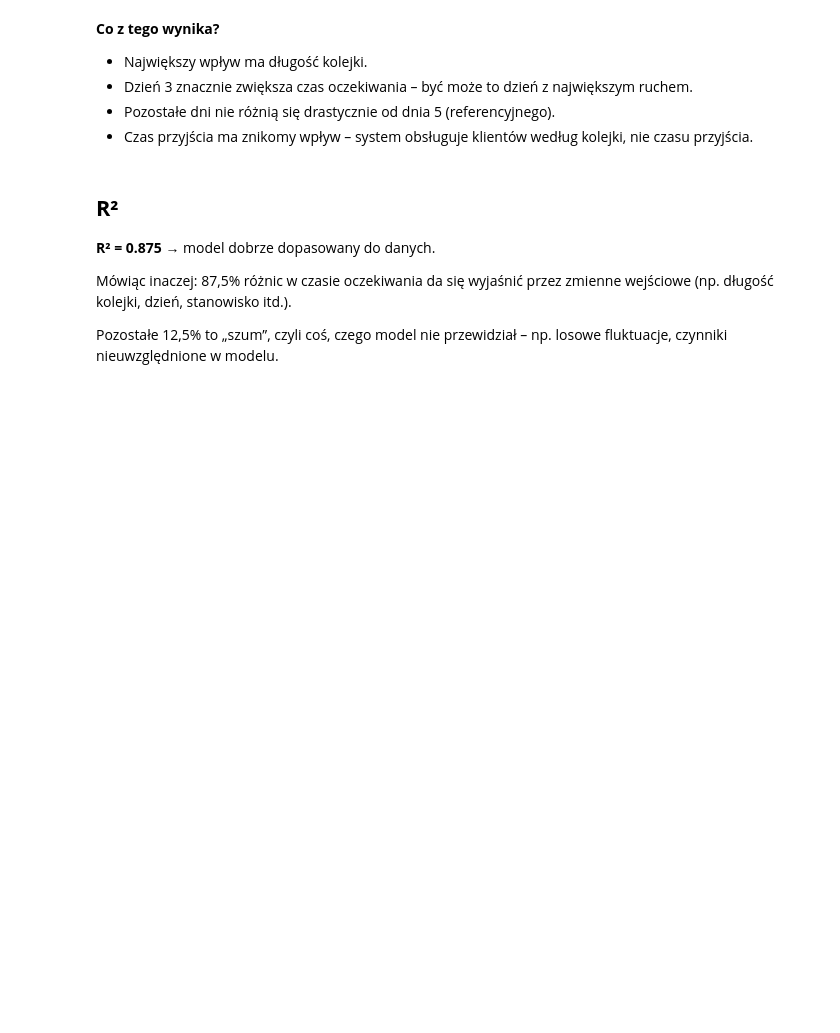
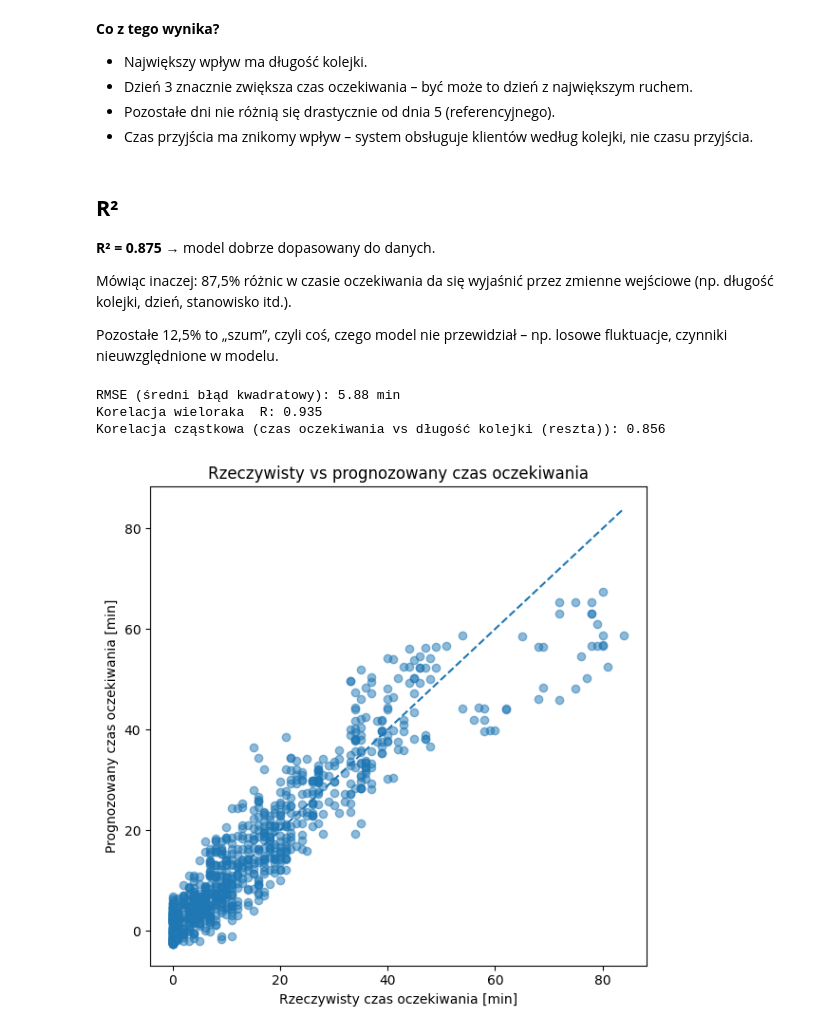
Before and after one commit to JanP1/projekt_statystyka, a Jupyter notebook: regresja_wieloraka.ipynb, the cells around one changed output. Saved outputs shown, nothing was run; the diff lists cells and outputs as text; code cells hidden in the pictures; blank space fills up the shorter version.

Commit message:
Update regresja_wieloraka

```diff
--- a/regresja_wieloraka.ipynb
+++ b/regresja_wieloraka.ipynb
@@ -126,3 +126,54 @@ R² dopasowania modelu: 0.8749074119924807
 Mówiąc inaczej: 87,5% różnic w czasie oczekiwania da się wyjaśnić przez zmienne wejściowe (np. długość kolejki, dzień, stanowisko itd.).
 
 Pozostałe 12,5% to „szum”, czyli coś, czego model nie przewidział – np. losowe fluktuacje, czynniki nieuwzględnione w modelu.
+# %%
+import math
+import numpy as np
+import matplotlib.pyplot as plt
+
+# RMSE (średni błąd prognozy) / mały błąd 1 to 1, duży błąd 10 to 100, co zwiększa odchylenie
+rmse = math.sqrt(sum((yi[0] - ypi) ** 2 for yi, ypi in zip(y, y_hat)) / len(y))
+print(f"RMSE (średni błąd kwadratowy): {rmse:.2f} min")
+
+# Korelacja wieloraka R (pierwiastek z R²)
+R_multiple = math.sqrt(r2)
+print(f"Korelacja wieloraka  R: {R_multiple:.3f}")
+
+# Korelacja cząstkowa (wycinamy wpływ czasu przyjścia i dni tygodnia)
+# macierz kontrolna = Czas_przyjscia + Dzien
+X_controls = [row[:2] + row[3:] for row in X]
+
+# reszty dla czasu oczekiwania
+beta_wait = regression_beta(X_controls, y)
+res_wait  = [yi[0] - yp for yi, yp in zip(y, predict(X_controls, beta_wait))]
+
+# reszty dla długości kolejki
+queue_vec = [row[2] for row in X]
+beta_qlen = regression_beta(X_controls, [[q] for q in queue_vec])
+res_qlen  = [q - qp for q, qp in zip(queue_vec, predict(X_controls, beta_qlen))]
+
+# klasyczna korelacja Pearsona reszt
+def corr(a, b):
+    ma, mb = np.mean(a), np.mean(b)
+    num = sum((ai - ma) * (bi - mb) for ai, bi in zip(a, b))
+    den = math.sqrt(sum((ai - ma) ** 2 for ai in a) * sum((bi - mb) ** 2 for bi in b))
+    return num / den
+
+r_partial = corr(res_wait, res_qlen)
+print(f"Korelacja cząstkowa (czas oczekiwania vs długość kolejki (reszta)): {r_partial:.3f}")
+
+# Wykres rzeczywistego vs prognozowanego czasu oczekiwania
+plt.figure(figsize=(6, 6))
+plt.scatter([v[0] for v in y], y_hat, alpha=0.5)
+plt.xlabel("Rzeczywisty czas oczekiwania [min]")
+plt.ylabel("Prognozowany czas oczekiwania [min]")
+plt.title("Rzeczywisty vs prognozowany czas oczekiwania")
+m = max(max(y_hat), max(v[0] for v in y))
+plt.plot([0, m], [0, m], "--")
+plt.tight_layout()
+plt.show()
+# %% [output]
+RMSE (średni błąd kwadratowy): 5.88 min
+Korelacja wieloraka  R: 0.935
+Korelacja cząstkowa (czas oczekiwania vs długość kolejki (reszta)): 0.856
+[figure, added]
```
Also changed, not shown: parts of 4 cells of this notebook.
